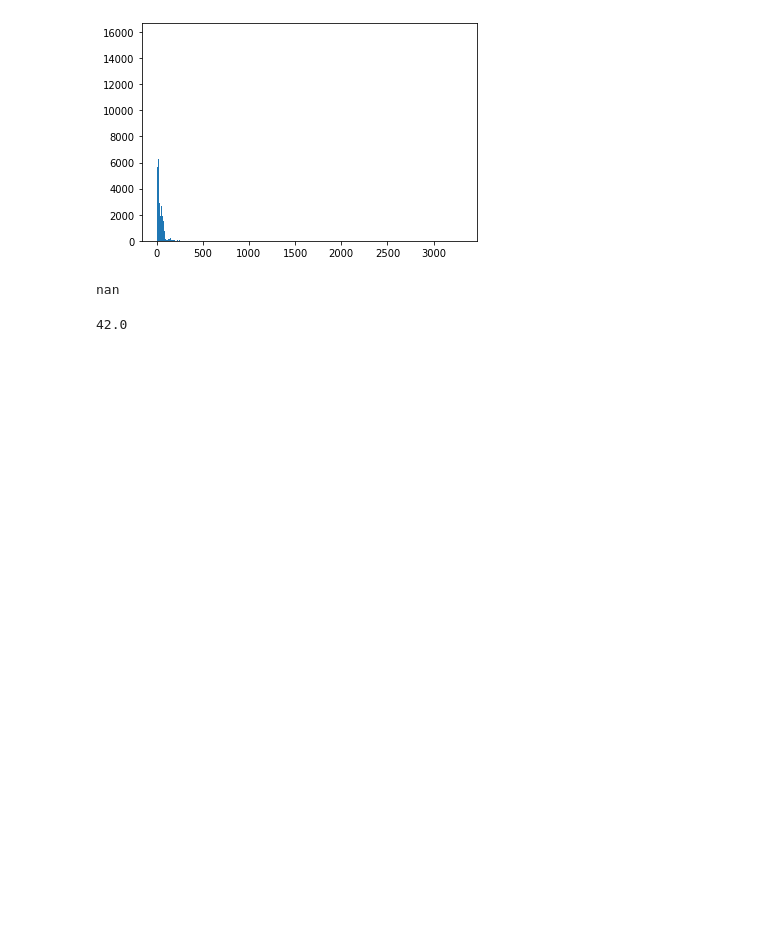
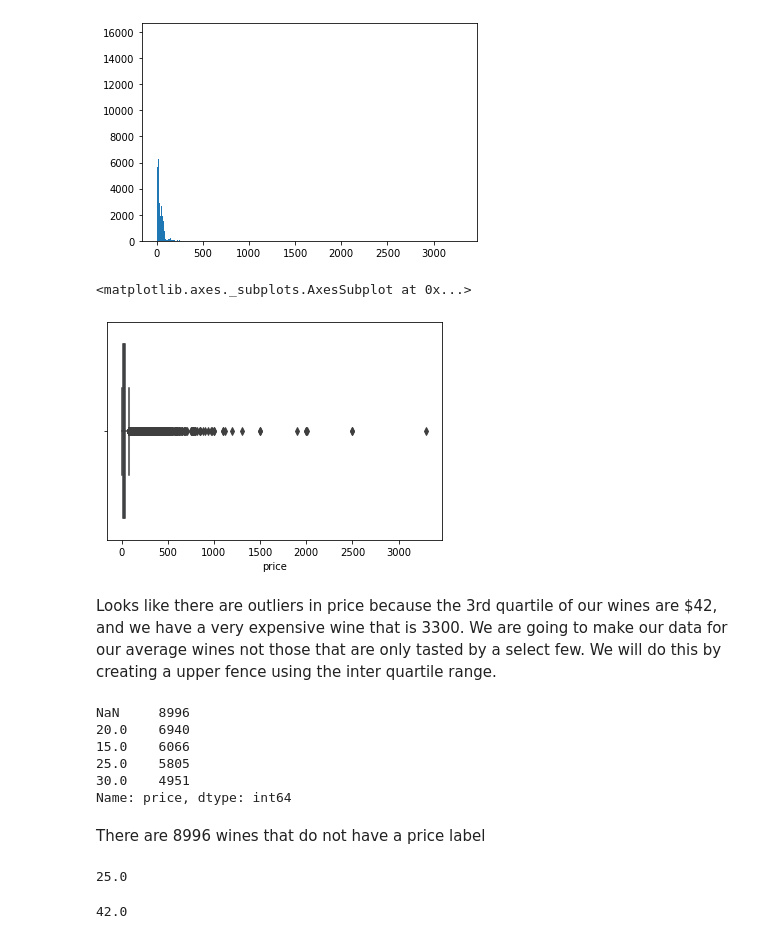
Before and after one commit to SaraPena/wine-predictions, a Jupyter notebook: explore_data.ipynb, the cells around one changed output. Cells and saved outputs as stored; diff of their text form; code cells hidden in the pictures; blank space fills up the shorter version.

```diff
--- a/explore_data.ipynb
+++ b/explore_data.ipynb
@@ -45,11 +92,28 @@ plt.show()
 # %% [output]
 [figure]
 # %%
-iqr(df.price)
+sns.boxplot(df.price)
 # %% [output]
-nan
+<matplotlib.axes._subplots.AxesSubplot at 0x...>
+[figure, added]
+# %% [markdown]
+Looks like there are outliers in price because the 3rd quartile of our wines are $42, and we have a very expensive wine that is 3300. We are going to make our data for our average wines not those that are only tasted by a select few. We will do this by creating a upper fence using the inter quartile range.
+# %%
+df.price.value_counts(dropna=False).head()
+# %% [output]
+NaN     8996
+20.0    6940
+15.0    6066
+25.0    5805
+30.0    4951
+Name: price, dtype: int64
+# %% [markdown]
+There are 8996 wines that do not have a price label
 # %%
 iqr_price = iqr(df[['price']].dropna().price)
+iqr_price
+# %% [output]
+25.0
 # %%
 third_quantile = np.quantile(df[['price']].dropna().price, .75)
 third_quantile
```
Also changed, not shown: parts of 91 cells of this notebook.
